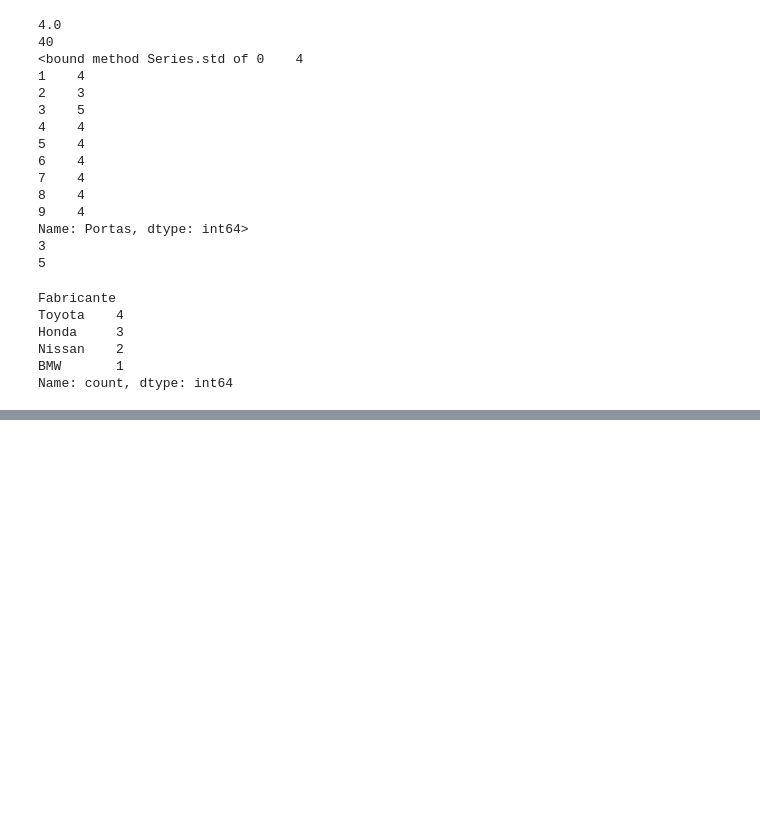
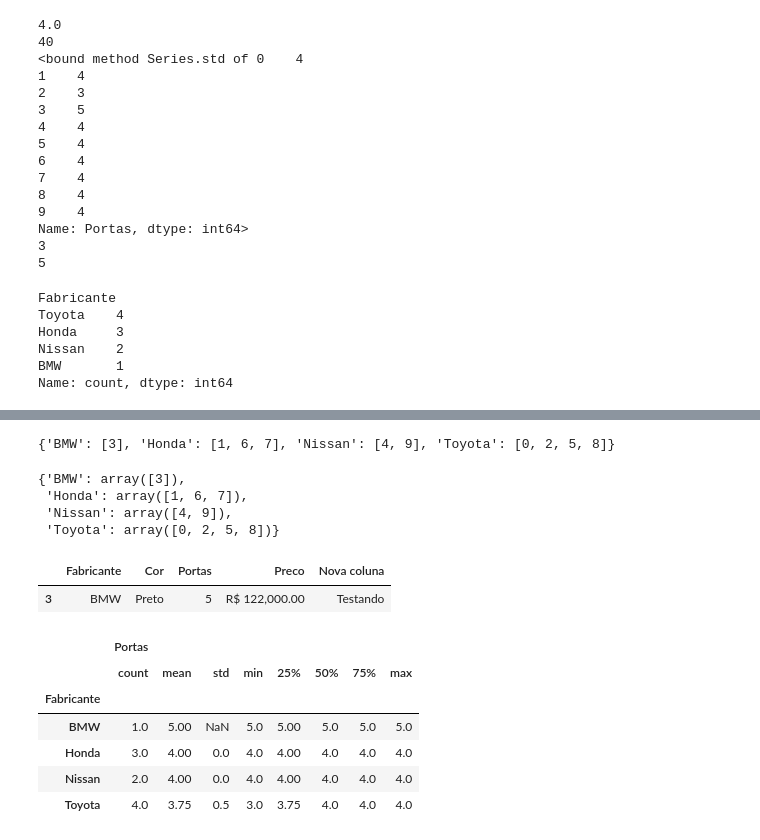
Before and after one commit to ricardoriverac/youxlab-treino-git, a Jupyter notebook: aulas_dados/manipulacao_de_dados.ipynb, the cells around one changed output, grey strips where cells are left out. Saved outputs shown, nothing was run; the diff lists cells and outputs as text; code cells hidden in the pictures; blank space fills up the shorter version.

```diff
--- a/aulas_dados/manipulacao_de_dados.ipynb
+++ b/aulas_dados/manipulacao_de_dados.ipynb
@@ -482,0 +457,3 @@ dados_fabricante
+# %%
+grupo = dado.groupby('Fabricante').min()
+grupo
@@ -482,0 +467,26 @@ dados_fabricante
+# %%
+grupo.groups
+# %% [output]
+{'BMW': [3], 'Honda': [1, 6, 7], 'Nissan': [4, 9], 'Toyota': [0, 2, 5, 8]}
+# %%
+grupo.indices
+# %% [output]
+{'BMW': array([3]),
+ 'Honda': array([1, 6, 7]),
+ 'Nissan': array([4, 9]),
+ 'Toyota': array([0, 2, 5, 8])}
+# %%
+grupo.get_group('BMW')
+# %% [output]
+|  | Fabricante | Cor | Portas | Preco | Nova coluna |
+| 3 | BMW | Preto | 5 | R$ 122,000.00 | Testando |
+# %%
+grupo.describe()
+# %% [output]
+|  | Portas |  |  |  |  |  |  |  |
+|  | count | mean | std | min | 25% | 50% | 75% | max |
+| Fabricante |  |  |  |  |  |  |  |  |
+| BMW | 1.0 | 5.00 | NaN | 5.0 | 5.00 | 5.0 | 5.0 | 5.0 |
+| Honda | 3.0 | 4.00 | 0.0 | 4.0 | 4.00 | 4.0 | 4.0 | 4.0 |
+| Nissan | 2.0 | 4.00 | 0.0 | 4.0 | 4.00 | 4.0 | 4.0 | 4.0 |
+| Toyota | 4.0 | 3.75 | 0.5 | 3.0 | 3.75 | 4.0 | 4.0 | 4.0 |
```
Also changed, not shown: parts of 19 cells of this notebook, 1 other file.
